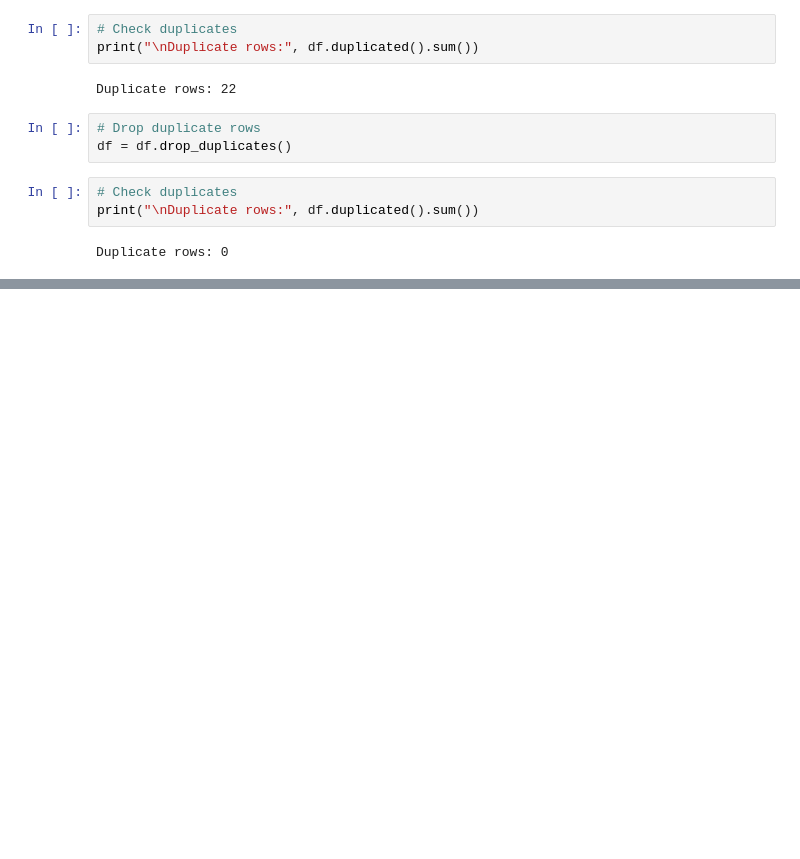
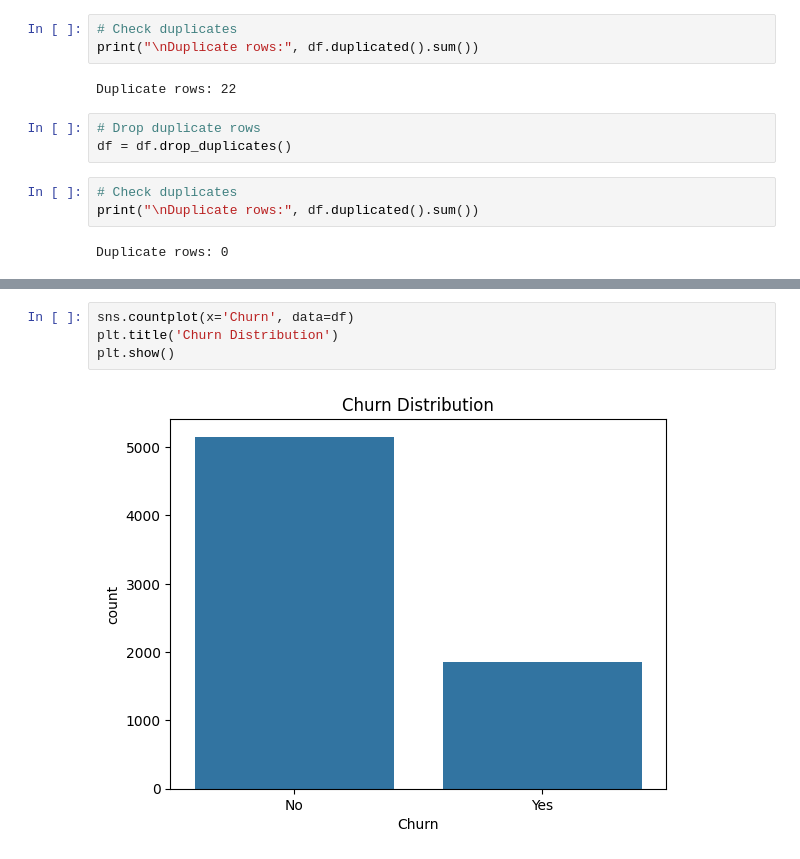
Before and after one commit to jishnuvujichu11-hash/churn_prediction, a Jupyter notebook: notebooks/churn_eda.ipynb, the cells around one changed output, grey strips where cells are left out. Cells and saved outputs as stored; diff of their text form; blank space fills up the shorter version.

```diff
--- a/notebooks/churn_eda.ipynb
+++ b/notebooks/churn_eda.ipynb
@@ -170,0 +179,6 @@ Duplicate rows: 0
+# %%
+sns.countplot(x='Churn', data=df)
+plt.title('Churn Distribution')
+plt.show()
+# %% [output]
+[figure, added]
```
Also changed, not shown: parts of 8 cells of this notebook, 17 other files.
